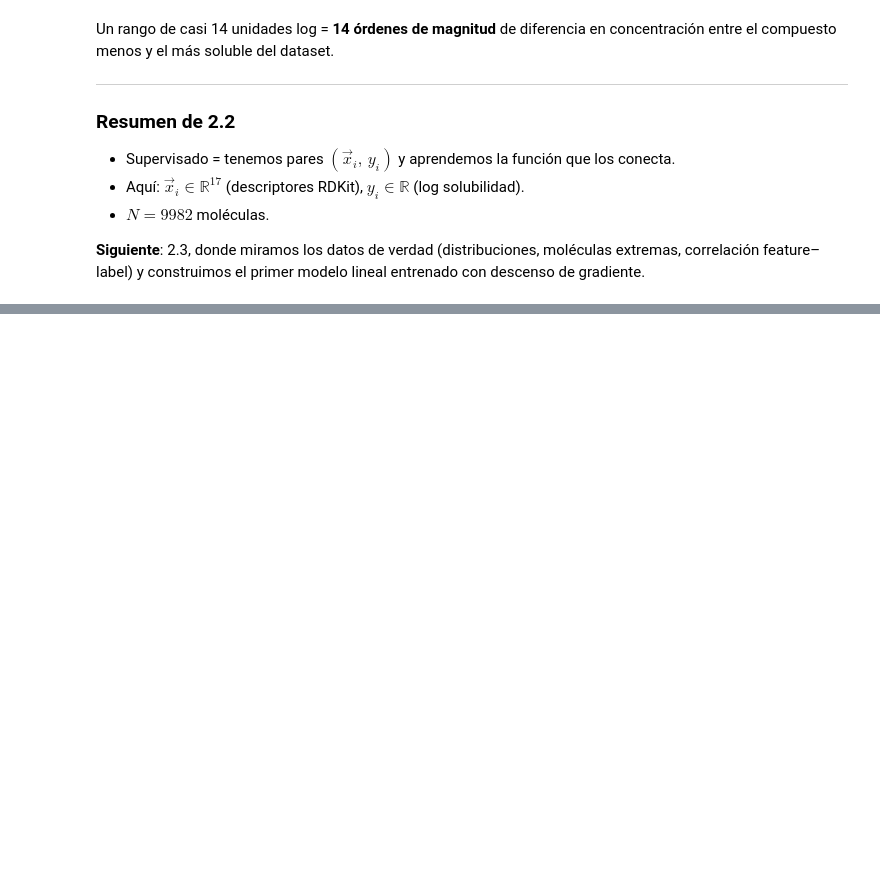
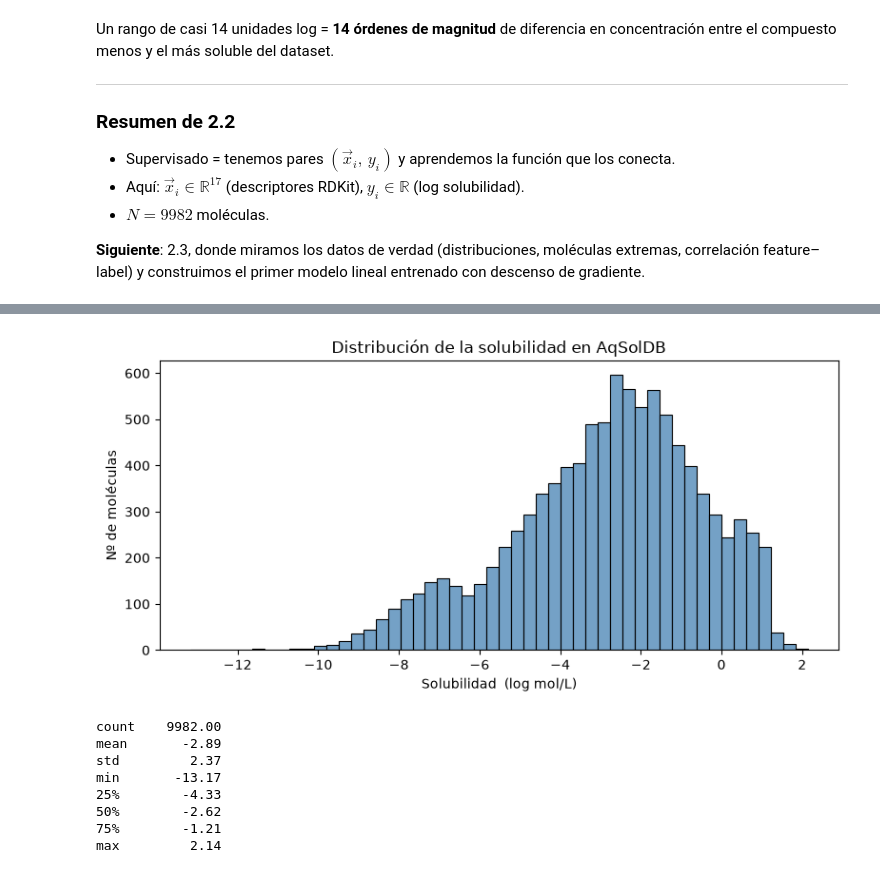
Before and after one commit to alexhrehoret/dmol-study-notes, a Jupyter notebook: notebooks/02_introduccion.ipynb, the cells around one changed output, grey strips where cells are left out. Saved outputs shown, nothing was run; the diff lists cells and outputs as text; code cells hidden in the pictures; blank space fills up the shorter version.

```diff
--- a/notebooks/02_introduccion.ipynb
+++ b/notebooks/02_introduccion.ipynb
@@ -158,0 +231,24 @@ correlación feature–label) y construimos el primer modelo lineal entrenado co
+# %%
+fig, ax = plt.subplots(figsize=(8, 4))
+
+sns.histplot(soldata["Solubility"], bins=50, ax=ax, color="steelblue")
+ax.set_xlabel("Solubilidad  (log mol/L)")
+ax.set_ylabel("Nº de moléculas")
+ax.set_title("Distribución de la solubilidad en AqSolDB")
+
+fig.tight_layout()
+fig.savefig("../figuras/02_distribucion_solubilidad.png", dpi=150)
+plt.show()
+
+# los mismos numeros, en texto
+print(soldata["Solubility"].describe().round(2).to_string())
+# %% [output]
+[figure, added]
+count    9982.00
+mean       -2.89
+std         2.37
+min       -13.17
+25%        -4.33
+50%        -2.62
+75%        -1.21
+max         2.14
```
Also changed, not shown: parts of 9 cells of this notebook, 4 other files.
